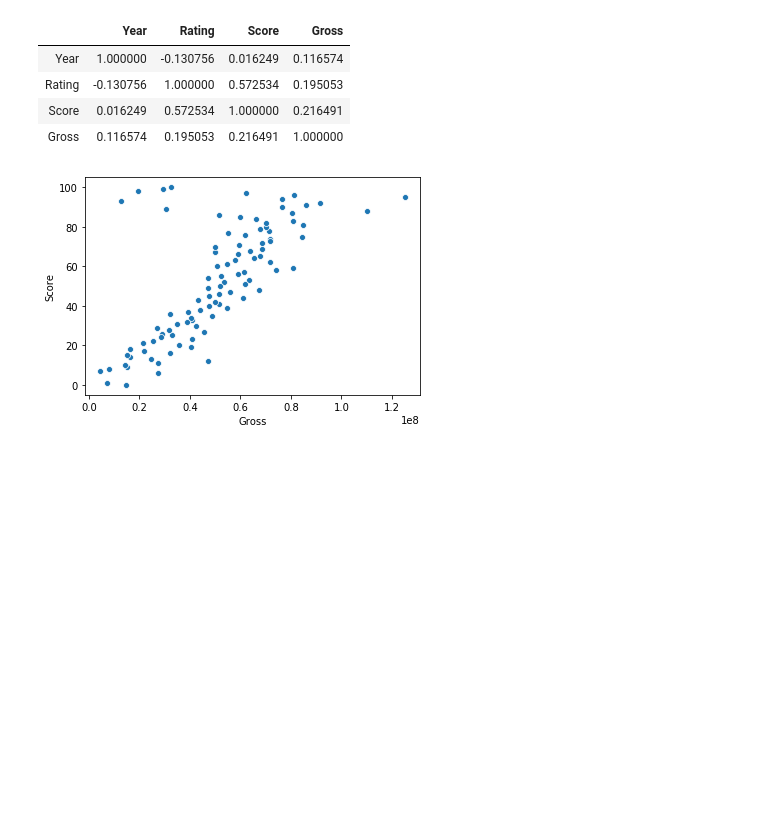
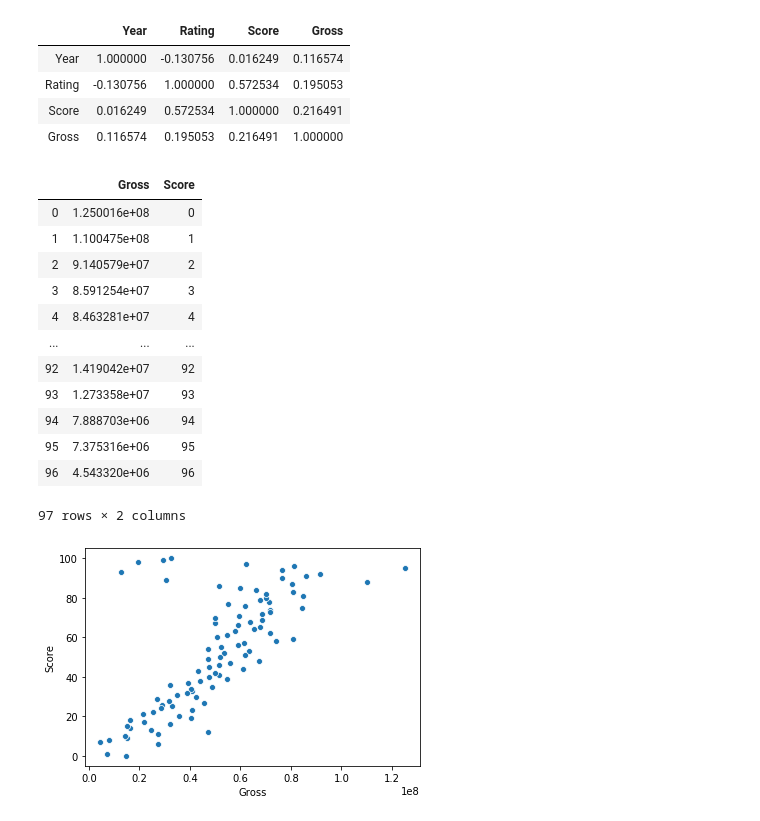
Before and after one commit to CaryMosley/Mod1Project, a Jupyter notebook: CaryDataClean.ipynb, the cells around one changed output. Drawn from its saved outputs; the diff is of its cells as text; code cells hidden in the pictures; blank space fills up the shorter version.

```diff
--- a/CaryDataClean.ipynb
+++ b/CaryDataClean.ipynb
@@ -53,6 +97,25 @@ score['Score']=score.index
 rating['Rating']=rating.index
 genres['Genres']=genres.index
 rating['Log Gross']=np.log(rating['Gross'])
+score.reset_index(drop = True, inplace = True)
+rating.reset_index(drop = True, inplace = True)
+genres.reset_index(drop = True, inplace = True)
+# %%
+score
+# %% [output]
+|  | Gross | Score |
+| 0 | 1.250016e+08 | 0 |
+| 1 | 1.100475e+08 | 1 |
+| 2 | 9.140579e+07 | 2 |
+| 3 | 8.591254e+07 | 3 |
+| 4 | 8.463281e+07 | 4 |
+| ... | ... | ... |
+| 92 | 1.419042e+07 | 92 |
+| 93 | 1.273358e+07 | 93 |
+| 94 | 7.888703e+06 | 94 |
+| 95 | 7.375316e+06 | 95 |
+| 96 | 4.543320e+06 | 96 |
+97 rows × 2 columns
 # %%
 ax = sns.scatterplot(x = 'Gross',y = 'Score', data = score)
 # %% [output]
```
Also changed, not shown: parts of 24 cells of this notebook, 1 other file.
